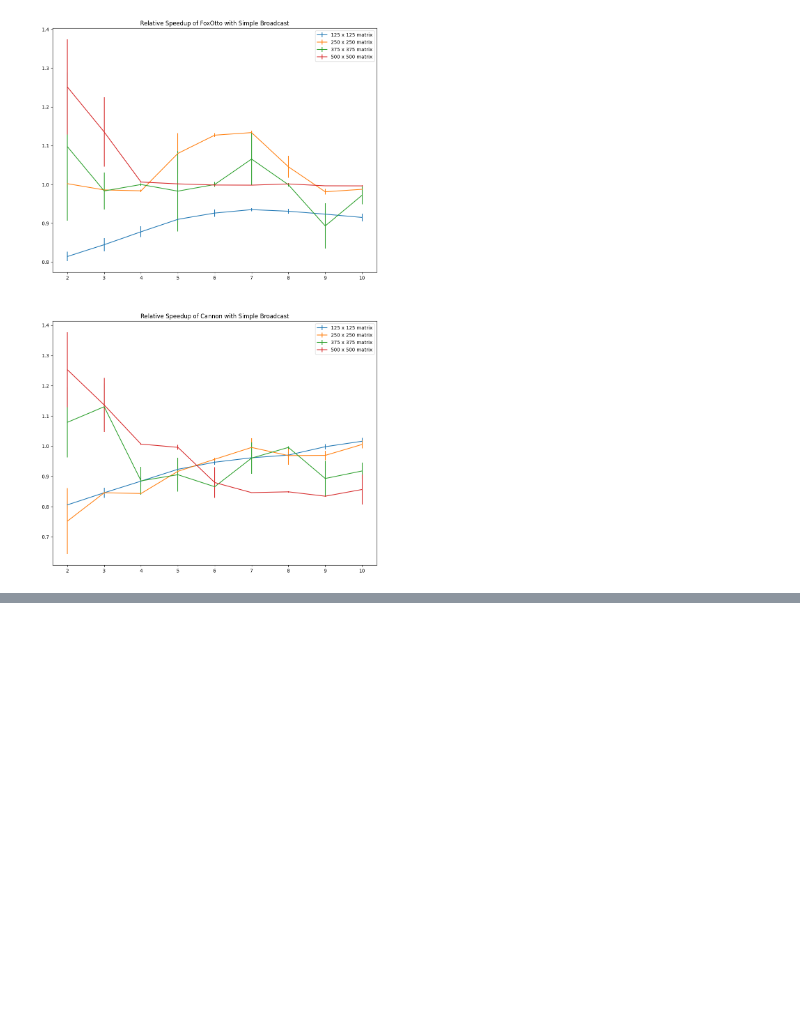
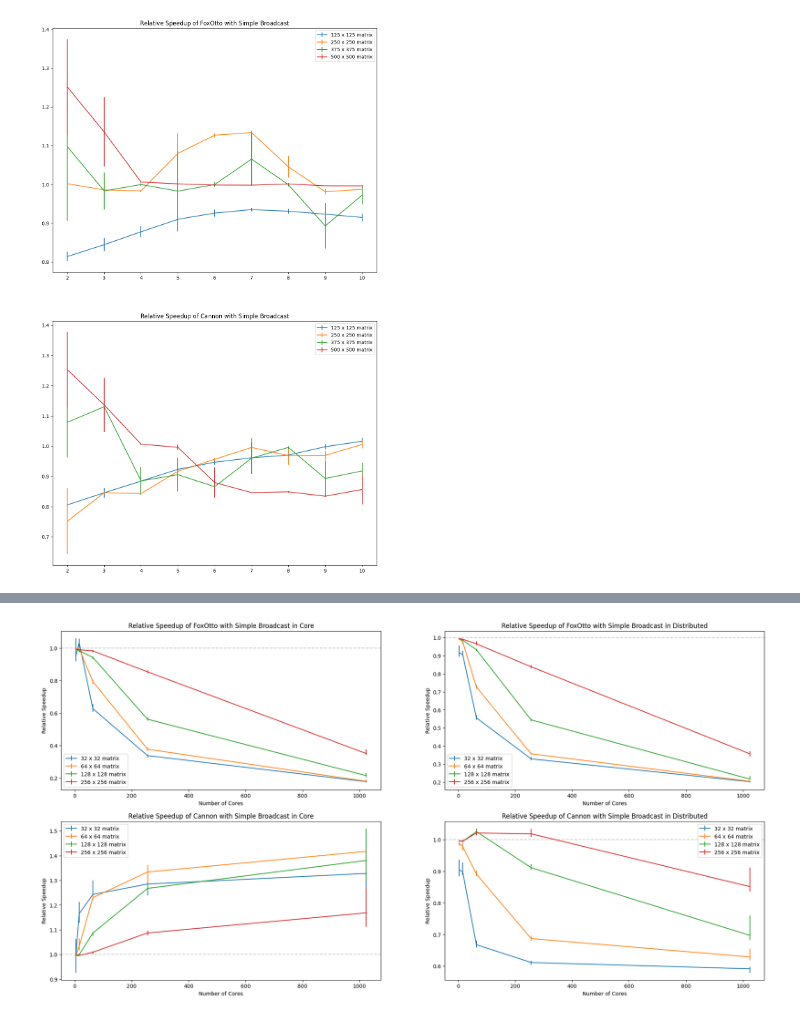
Before and after one commit to LucaChot/PartII-Diss, a Jupyter notebook: data_processing/processing_data.ipynb, the cells around one changed output, grey strips where cells are left out. Cells and saved outputs as stored; diff of their text form; code cells hidden in the pictures; blank space fills up the shorter version.

```diff
--- a/data_processing/processing_data.ipynb
+++ b/data_processing/processing_data.ipynb
@@ -252,0 +457,14 @@ for relativeComm, name in zip(relative, ['FoxOtto','Cannon']):
+# %%
+def divide_group(groups):
+    Hash = []
+    FoxOtto = []
+    Cannon = []
+    for group in groups:
+        for bench in group['data']:
+            if bench['name'] == 'sim::matmul::comm_method::Hash vs Processor':
+                Hash.append(bench['data'])
+            if bench['name'] == 'sim::matmul::comm_method::FoxOtto vs Processor':
+                FoxOtto.append(bench['data'])
+            if bench['name'] == 'sim::matmul::comm_method::Cannon vs Processor':
+                Cannon.append(bench['data'])
+    return Hash, FoxOtto, Cannon
@@ -252,0 +497,44 @@ for relativeComm, name in zip(relative, ['FoxOtto','Cannon']):
+# %%
+core_rel = relative_group(core)
+dist_rel = relative_group(dist)
+add_stats(core_rel)
+add_stats(dist_rel)
+# %%
+fig, axes = plt.subplots(len(core_rel), 2)
+fig.set_size_inches(24, 6 * len(core_rel))
+
+ax_num = 0
+comm = ['FoxOtto','Cannon']
+
+for relativeComm, name in zip(core_rel, comm):
+    ax = axes[ax_num][0]
+    ax.set_title('Relative Speedup of {} with Simple Broadcast in Core'.format(name))
+    for bench in relativeComm:
+        x = [run['processor_size'] ** 2 for run in bench]
+        y = [run['median'] for run in bench]
+        lq = [run['lq'] for run in bench]
+        uq = [run['uq'] for run in bench]
+        ax.errorbar(x,y,[lq,uq], label="{} x {} matrix".format(str(bench[0]['matrix_size']),str(bench[0]['matrix_size'])))
+    ax.set_ylabel('Relative Speedup')
+    ax.set_xlabel('Number of Cores')
+    ax.legend()
+    ax.axhline(1, alpha=0.4, color='grey', linestyle='--')
+    ax_num += 1
+
+ax_num = 0
+for relativeComm, name in zip(dist_rel, comm):
+    ax = axes[ax_num][1]
+    ax.set_title('Relative Speedup of {} with Simple Broadcast in Distributed'.format(name))
+    for bench in relativeComm:
+        x = [run['processor_size'] ** 2 for run in bench]
+        y = [run['median'] for run in bench]
+        lq = [run['lq'] for run in bench]
+        uq = [run['uq'] for run in bench]
+        ax.errorbar(x,y,[lq,uq], label="{} x {} matrix".format(str(bench[0]['matrix_size']),str(bench[0]['matrix_size'])))
+    ax.set_ylabel('Relative Speedup')
+    ax.set_xlabel('Number of Cores')
+    ax.legend()
+    ax.axhline(1, alpha=0.4, color='grey', linestyle='--')
+    ax_num += 1
+# %% [output]
+[figure, added]
```
Also changed, not shown: parts of 44 cells of this notebook, 43 other files.
